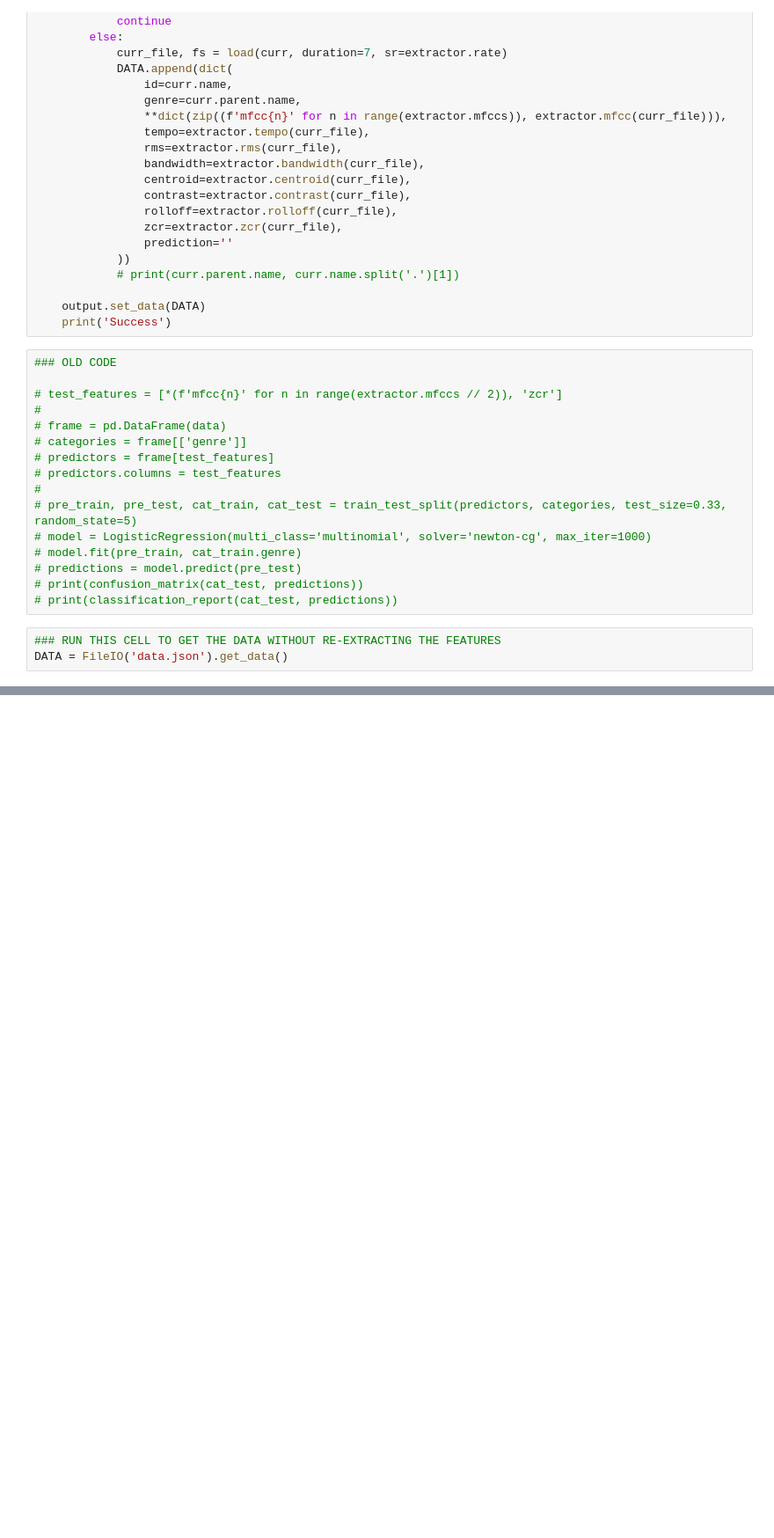
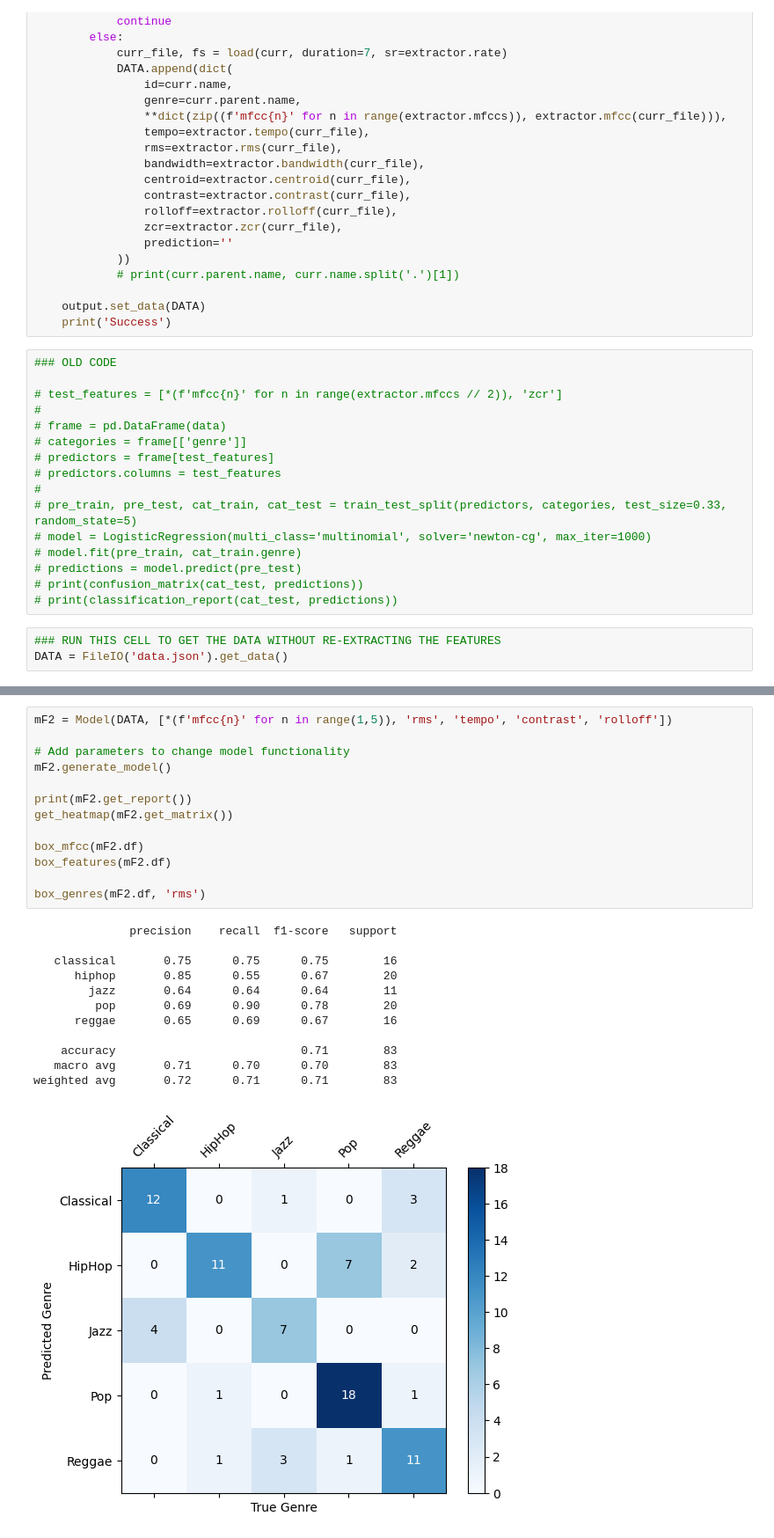
Before and after one commit to Andethy/AudioTechII-Final, a Jupyter notebook: final.ipynb, the cells around one changed output, grey strips where cells are left out. Shown at 88% size. Cells and saved outputs as stored; diff of their text form; blank space fills up the shorter version.

```diff
--- a/final.ipynb
+++ b/final.ipynb
@@ -321,0 +351,26 @@ weighted avg       0.64      0.63      0.60        83
+# %%
+mF2 = Model(DATA, [*(f'mfcc{n}' for n in range(1,5)), 'rms', 'tempo', 'contrast', 'rolloff'])
+
+# Add parameters to change model functionality
+mF2.generate_model()
+
+print(mF2.get_report())
+get_heatmap(mF2.get_matrix())
+
+box_mfcc(mF2.df)
+box_features(mF2.df)
+
+box_genres(mF2.df, 'rms')
+# %% [output]
+              precision    recall  f1-score   support
+
+   classical       0.75      0.75      0.75        16
+      hiphop       0.85      0.55      0.67        20
+        jazz       0.64      0.64      0.64        11
+         pop       0.69      0.90      0.78        20
+      reggae       0.65      0.69      0.67        16
+
+    accuracy                           0.71        83
+   macro avg       0.71      0.70      0.70        83
+weighted avg       0.72      0.71      0.71        83
+[figure, added]
```
Also changed, not shown: parts of 3 cells of this notebook, 1 other file.
